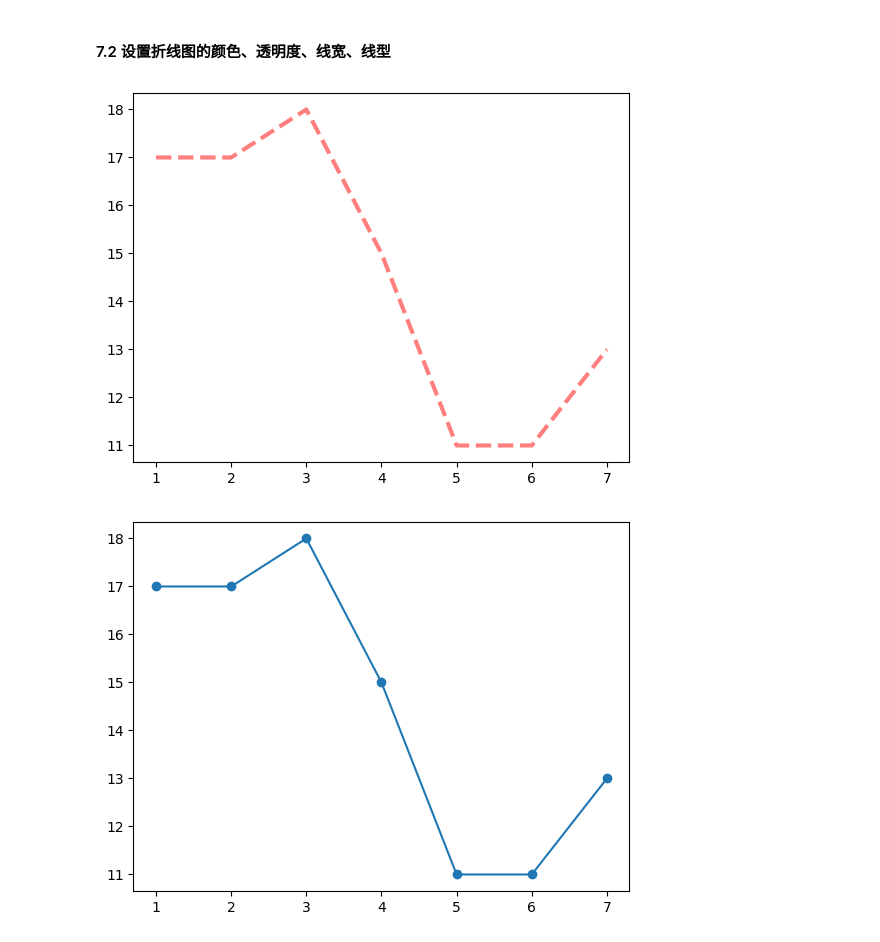
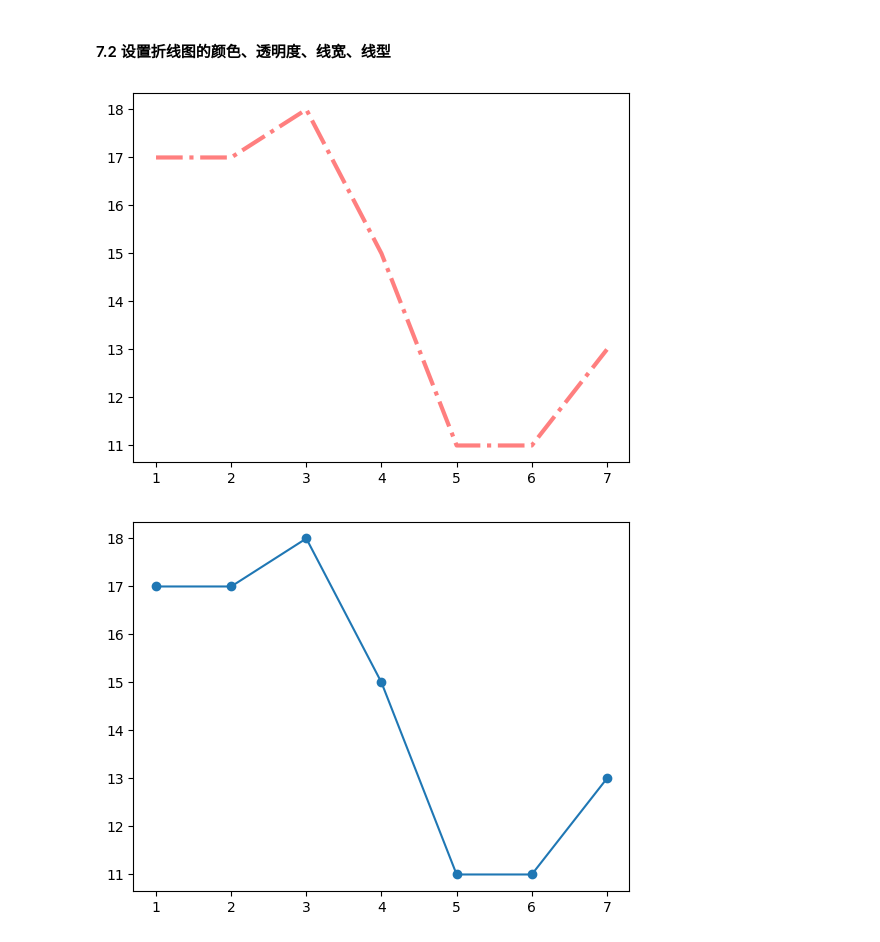
Before and after one commit to hjh13141/github_2025py, a Jupyter notebook: day10_test/matplotlib_tset.ipynb, the cells around one changed output. Cells and saved outputs as stored; diff of their text form; code cells hidden in the pictures.

```diff
--- a/day10_test/matplotlib_tset.ipynb
+++ b/day10_test/matplotlib_tset.ipynb
@@ -14,12 +14,12 @@ plt.show()
 # %%
 
 x = range(1,8) # x轴的位置
 y = [17, 17, 18, 15, 11, 11, 13]
 # 传入x和y, 通过plot画折线图
-plt.plot(x, y, color='red',alpha=0.5,linestyle='--',linewidth=3)
+plt.plot(x, y, color='red',alpha=0.5,linestyle='-.',linewidth=3)
 plt.show()
 # %% [output]
-[figure, old version]
+[figure, new version]
 # %%
 #折点样式
 x = range(1,8) # x轴的位置
```
Also changed, not shown: parts of 4 cells of this notebook, 4 other files.
